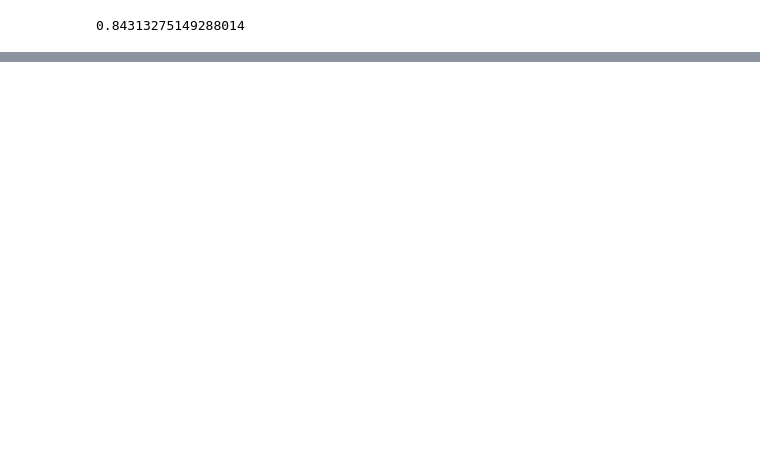
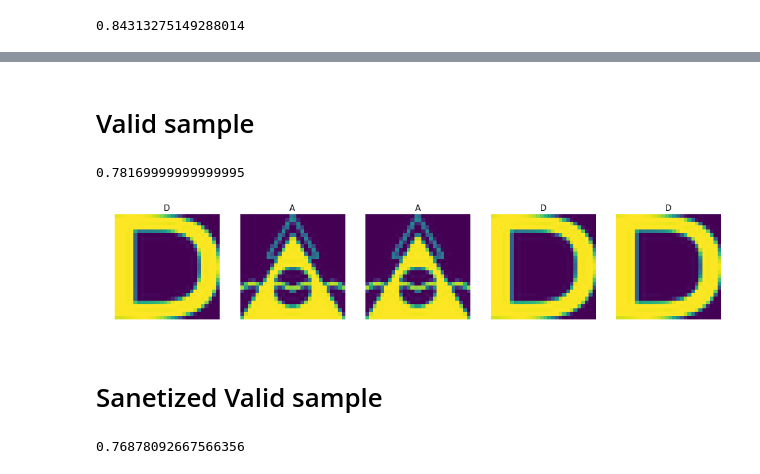
Before and after one commit to exeRogue/tensorflow-udacity, a Jupyter notebook: 1_notmnist.ipynb, the cells around one changed output, grey strips where cells are left out. Saved outputs shown, nothing was run; the diff lists cells and outputs as text; code cells hidden in the pictures; blank space fills up the shorter version.

Commit message:
FIX, added validation for problem 6 assigment 1

```diff
--- a/1_notmnist.ipynb
+++ b/1_notmnist.ipynb
@@ -745,0 +746,19 @@ display_sample(test_dataset, y_test, predicted_labels)
+# %% [markdown]
+Valid sample
+=====
+# %%
+X_valid = valid_dataset.reshape(valid_dataset.shape[0], 28*28)
+y_valid = valid_labels
+# %%
+lgrn.score(X_valid, y_valid)
+# %% [output]
+0.78169999999999995
+# %%
+predict_sample = sample(X_valid, 5)
+predicted_labels = lgrn.predict(predict_sample)
+display_sample(valid_dataset, y_valid, predicted_labels)
+# %% [output]
+[figure, added]
+# %% [markdown]
+Sanetized Valid sample
+=====
@@ -745,0 +768,4 @@ display_sample(test_dataset, y_test, predicted_labels)
+# %%
+lgrn.score(X_sanetized_valid, y_sanetized_valid)
+# %% [output]
+0.76878092667566356
```
Also changed, not shown: parts of 27 cells of this notebook.
